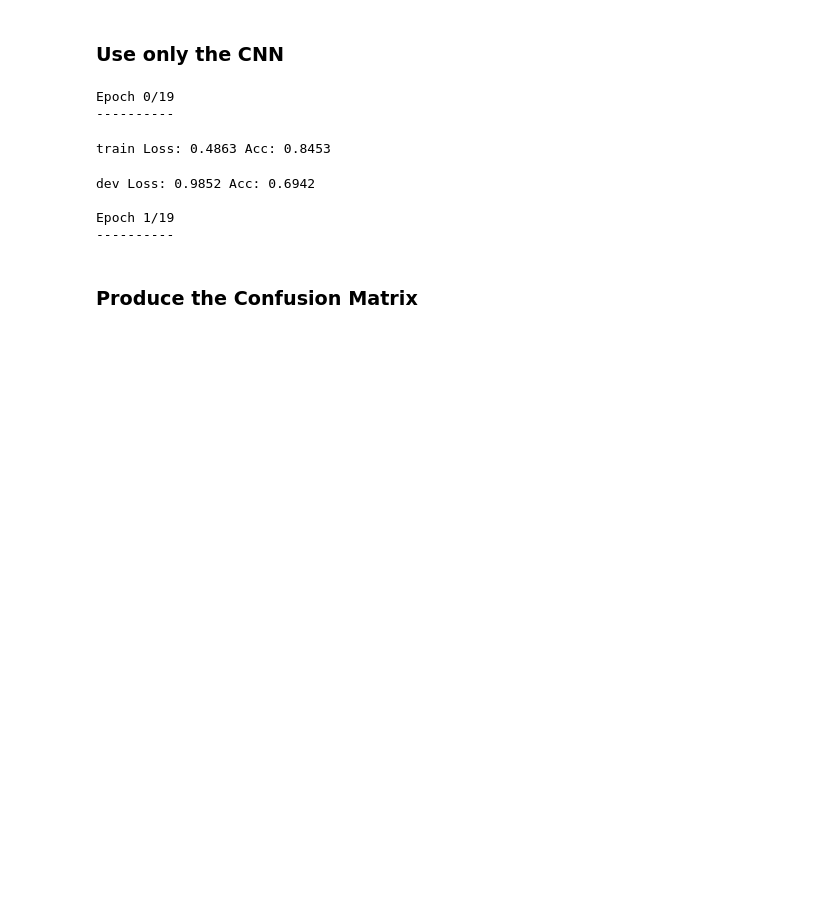
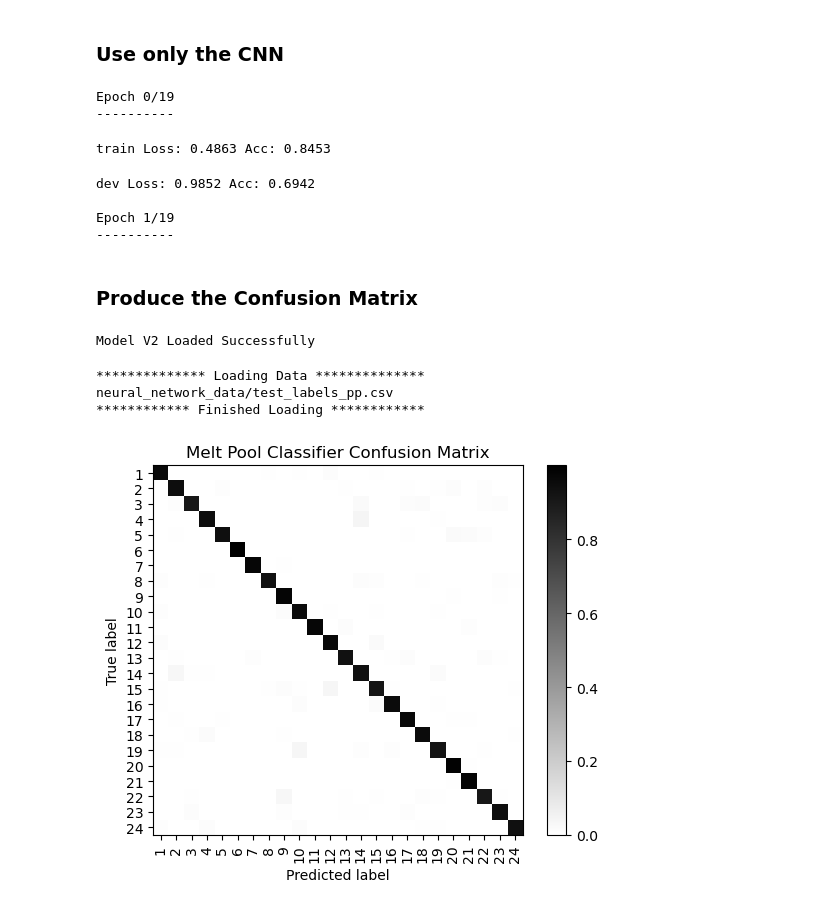
Before and after one commit to satomm1/LPBF_Cluster_And_XAI, a Jupyter notebook: src/MeltpoolShapePrediction.ipynb, the cells around one changed output. Saved outputs shown, nothing was run; the diff lists cells and outputs as text; code cells hidden in the pictures; blank space fills up the shorter version.

Commit message:
Add the confusion matrix

```diff
--- a/src/MeltpoolShapePrediction.ipynb
+++ b/src/MeltpoolShapePrediction.ipynb
@@ -514,6 +515,13 @@ torch.save(trained_model.state_dict(), 'trained_models/' + MODEL_NAME + '.pth',
 # %% [markdown]
 ### Produce the Confusion Matrix
 # %%
+# Load the model
+
+ImgModel = resnet18(weights=ResNet18_Weights.IMAGENET1K_V1)
+ImgModel.fc = nn.Linear(512, 512)
+ImgModel.to(device)
+model = MeltPoolNetwork(ImgModel, num_classes=NUM_MELT_POOL_CLASSES, num_param=NUM_PROCESS_PARAM).to(device)
+
 PATH = 'trained_models/' + MODEL_NAME + '.pth'
 
 resume_train = False
@@ -532,9 +540,46 @@ if os.path.isfile(PATH):
     model.load_state_dict(torch.load(PATH))
     model_save_version = str(i+1)
     resume_train = True
-    print("Model V" + str(i) + " Loaded Successfully" + model_save_version)
+    print("Model V" + str(i) + " Loaded Successfully")
 else:
     print("Model Not Found")
+# %% [output]
+Model V2 Loaded Successfully
+# %%
+# Load the data
+BATCH_SIZE=128
+
+image_transforms = {
+    'train': transforms.Compose([
+        transforms.RandomResizedCrop(224),
+        transforms.RandomHorizontalFlip(),
+        transforms.ToTensor(),
+        transforms.Normalize([0.485, 0.456, 0.406], [0.229, 0.224, 0.225])
+    ]),
+    'dev': transforms.Compose([
+        transforms.Resize(256),
+        transforms.CenterCrop(224),
+        transforms.ToTensor(),
+        transforms.Normalize([0.485, 0.456, 0.406], [0.229, 0.224, 0.225])
+    ]),
+    'test': transforms.Compose([
+        transforms.Resize(256),
+        transforms.CenterCrop(224),
+        transforms.ToTensor(),
+        transforms.Normalize([0.485, 0.456, 0.406], [0.229, 0.224, 0.225])
+    ])
+}
+
+meltpool_dataset_test = MeltpoolDataset('neural_network_data/test_labels_pp.csv', DATA_DIR,
+                                         transform=image_transforms['test'])
+dataloaders = dict()
+dataset_sizes = dict()
+dataloaders['test'] = DataLoader(meltpool_dataset_test, batch_size=BATCH_SIZE, shuffle=True, num_workers=0)
+dataset_sizes['test'] = len(meltpool_dataset_test)
+# %% [output]
+************** Loading Data **************
+neural_network_data/test_labels_pp.csv
+************ Finished Loading ************
 # %%
 # Compute values needed for confusion matrix
 num_images = dataset_sizes['test']
@@ -568,9 +610,11 @@ confusion_matrix = sklearn.metrics.confusion_matrix(ground_truth, predicted, nor
 # %%
 # Plot the confusion matrix
 disp = sklearn.metrics.ConfusionMatrixDisplay.from_predictions(ground_truth, predicted, include_values=False,
                                                               normalize='true', display_labels=range(1,NUM_MELT_POOL_CLASSES+1),
-                                                              xticks_rotation='vertical')
+                                                              xticks_rotation='vertical', cmap='binary')
 plt.title('Melt Pool Classifier Confusion Matrix')
-# plt.savefig('Plots/ConfusionMatrix_LowRes.png', dpi=150)
-# plt.savefig('Plots/ConfusionMatrix.png', dpi=600)
+plt.savefig('Plots/ConfusionMatrix_LowRes.png', dpi=150)
+plt.savefig('Plots/ConfusionMatrix.png', dpi=600)
 plt.show()
+# %% [output]
+[figure, added]
```
Also changed, not shown: parts of 2 cells of this notebook, 2 other files.
